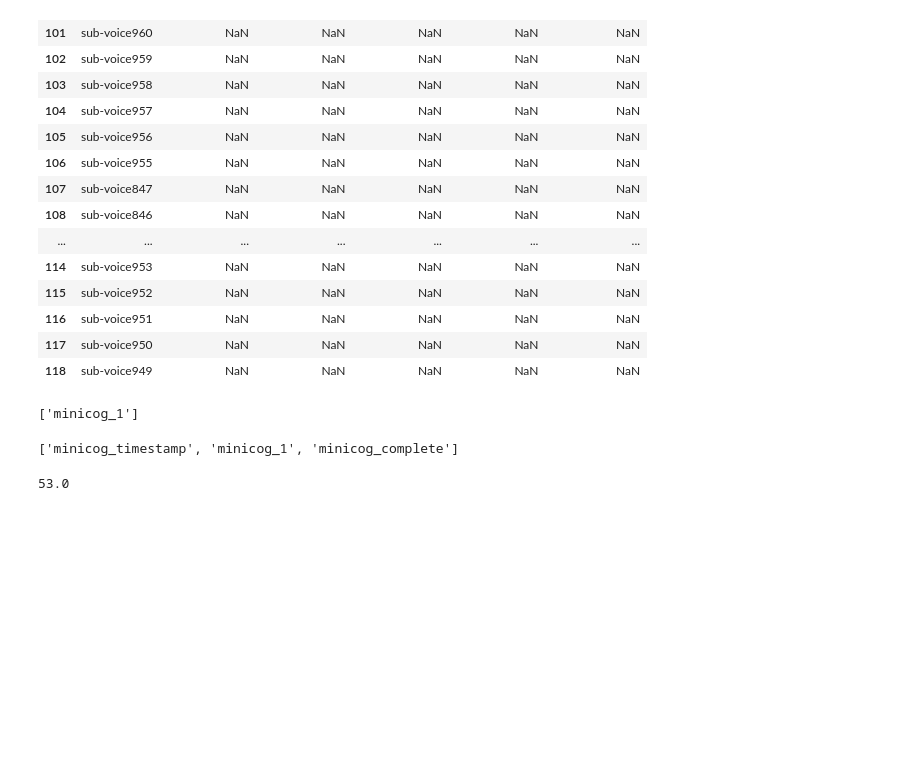
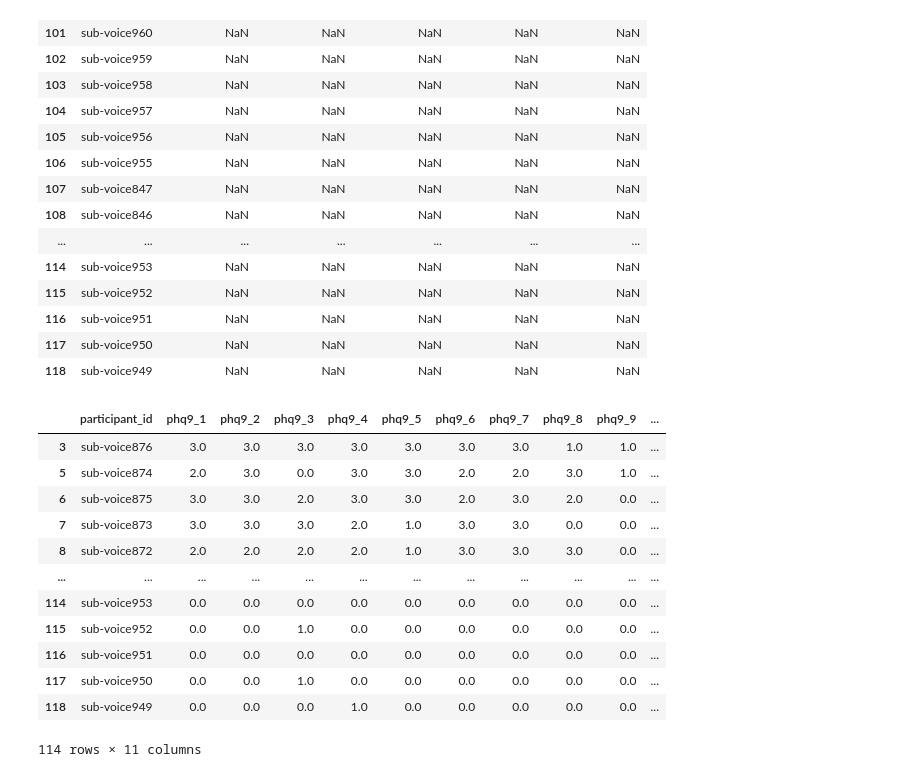
Before and after one commit to Rahul-Brito/mdd_voice_task, a Jupyter notebook: nidm_pheno/Create Assessment Subfiles.ipynb, the cells around one changed output. Saved outputs shown, nothing was run; the diff lists cells and outputs as text; code cells hidden in the pictures; blank space fills up the shorter version.

```diff
--- a/nidm_pheno/Create Assessment Subfiles.ipynb
+++ b/nidm_pheno/Create Assessment Subfiles.ipynb
@@ -102,15 +102,19 @@ split[f].tail(20)
 | 118 | sub-voice949 | NaN | NaN | NaN | NaN | NaN |
 # %%
 split[f].to_csv(f'../../phenotype/{f}.tsv', sep='\t')
-# %%
-find_column_names(data_dict, f)
-# %% [output]
-['minicog_1']
-# %%
-[c for c in pheno.columns if 'minicog' in c]
-# %% [output]
-['minicog_timestamp', 'minicog_1', 'minicog_complete']
-# %%
-pheno.loc[112].age
-# %% [output]
-53.0
+# %%
+pd.read_csv('../../phenotype/patient_health_questionnaire_9.tsv', sep='\t', index_col=0)
+# %% [output]
+|  | participant_id | phq9_1 | phq9_2 | phq9_3 | phq9_4 | phq9_5 | phq9_6 | phq9_7 | phq9_8 | phq9_9 | ... |
+| 3 | sub-voice876 | 3.0 | 3.0 | 3.0 | 3.0 | 3.0 | 3.0 | 3.0 | 1.0 | 1.0 | ... |
+| 5 | sub-voice874 | 2.0 | 3.0 | 0.0 | 3.0 | 3.0 | 2.0 | 2.0 | 3.0 | 1.0 | ... |
+| 6 | sub-voice875 | 3.0 | 3.0 | 2.0 | 3.0 | 3.0 | 2.0 | 3.0 | 2.0 | 0.0 | ... |
+| 7 | sub-voice873 | 3.0 | 3.0 | 3.0 | 2.0 | 1.0 | 3.0 | 3.0 | 0.0 | 0.0 | ... |
+| 8 | sub-voice872 | 2.0 | 2.0 | 2.0 | 2.0 | 1.0 | 3.0 | 3.0 | 3.0 | 0.0 | ... |
+| ... | ... | ... | ... | ... | ... | ... | ... | ... | ... | ... | ... |
+| 114 | sub-voice953 | 0.0 | 0.0 | 0.0 | 0.0 | 0.0 | 0.0 | 0.0 | 0.0 | 0.0 | ... |
+| 115 | sub-voice952 | 0.0 | 0.0 | 1.0 | 0.0 | 0.0 | 0.0 | 0.0 | 0.0 | 0.0 | ... |
+| 116 | sub-voice951 | 0.0 | 0.0 | 0.0 | 0.0 | 0.0 | 0.0 | 0.0 | 0.0 | 0.0 | ... |
+| 117 | sub-voice950 | 0.0 | 0.0 | 1.0 | 0.0 | 0.0 | 0.0 | 0.0 | 0.0 | 0.0 | ... |
+| 118 | sub-voice949 | 0.0 | 0.0 | 0.0 | 1.0 | 0.0 | 0.0 | 0.0 | 0.0 | 0.0 | ... |
+114 rows × 11 columns
```
